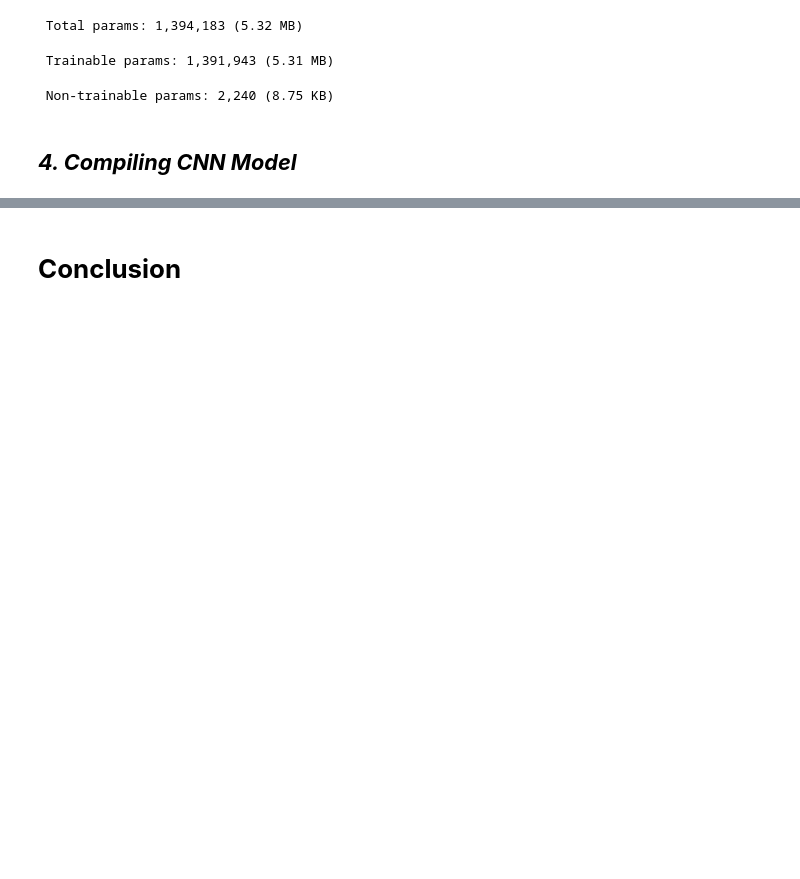
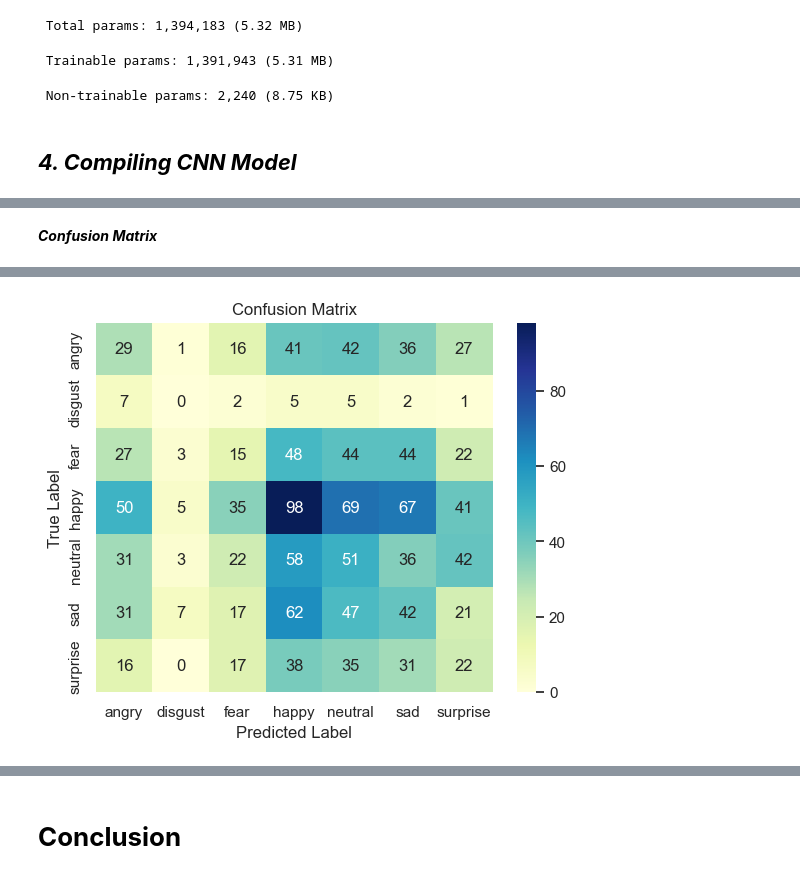
Before and after one commit to Ayushx29/DeepFER-Facial-Emotion-Recognition-Using-Deep-Learning, a Jupyter notebook: DeepFER_Facial_Emotion_Recognition_Using_Deep_Learning.ipynb, the cells around one changed output, grey strips where cells are left out. Drawn from its saved outputs; the diff is of its cells as text; code cells hidden in the pictures; blank space fills up the shorter version.

```diff
--- a/DeepFER_Facial_Emotion_Recognition_Using_Deep_Learning.ipynb
+++ b/DeepFER_Facial_Emotion_Recognition_Using_Deep_Learning.ipynb
@@ -943,0 +411,24 @@ Answer Here.
+# %%
+from tensorflow.keras.callbacks import ModelCheckpoint,ReduceLROnPlateau
+
+# Lower the learning rate if accuracy stops improving.
+learning_rate_reduction = ReduceLROnPlateau(monitor='val_accuracy',
+                                            patience=8,
+                                            verbose=1,
+                                            factor=0.8,
+                                            min_delta=1e-7,
+                                            min_lr=1e-7)
+
+# Define the filepath for saving the best model
+model_checkpoint_path = 'best_model.keras'
+
+# Define the callback
+checkpoint_callback = ModelCheckpoint(
+    model_checkpoint_path,
+    monitor='val_accuracy',
+    save_best_only=True,
+    mode='max',
+    verbose=1
+)
+
+callbacks_list = [learning_rate_reduction, checkpoint_callback]
@@ -943,0 +483,22 @@ Answer Here.
+# %% [markdown]
+***Confusion Matrix***
+# %%
+import seaborn as sns
+from sklearn.metrics import confusion_matrix
+
+# Get the true labels and predicted labels for the validation set
+validation_labels = validation_generator.classes
+validation_pred_probs = model.predict(validation_generator)
+validation_pred_labels = np.argmax(validation_pred_probs, axis=1)
+
+# Compute the confusion matrix
+confusion_mtx = confusion_matrix(validation_labels, validation_pred_labels)
+class_names = list(train_generator.class_indices.keys())
+sns.set()
+sns.heatmap(confusion_mtx, annot=True, fmt='d', cmap='YlGnBu',
+            xticklabels=class_names, yticklabels=class_names)
+plt.xlabel('Predicted Label')
+plt.ylabel('True Label')
+plt.title('Confusion Matrix')
+plt.show()
+# %% [output]
@@ -943,0 +506 @@ Answer Here.
+[figure, added]
```
Also changed, not shown: parts of 314 cells of this notebook, 4 other files.
